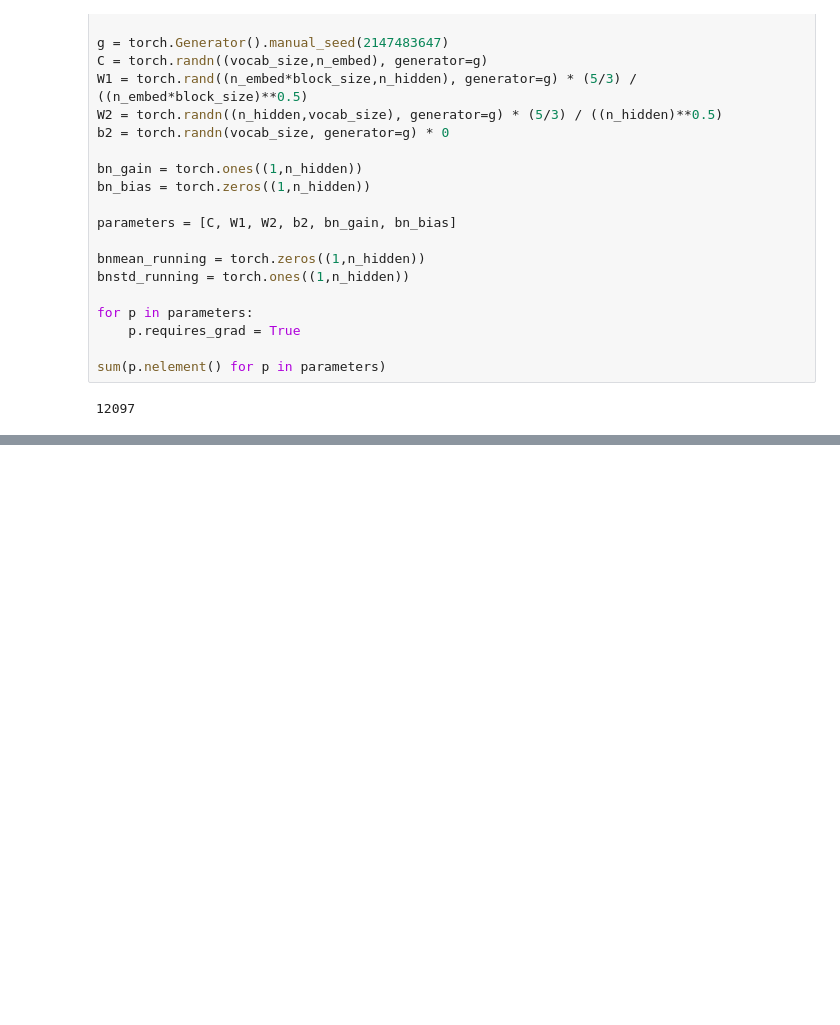
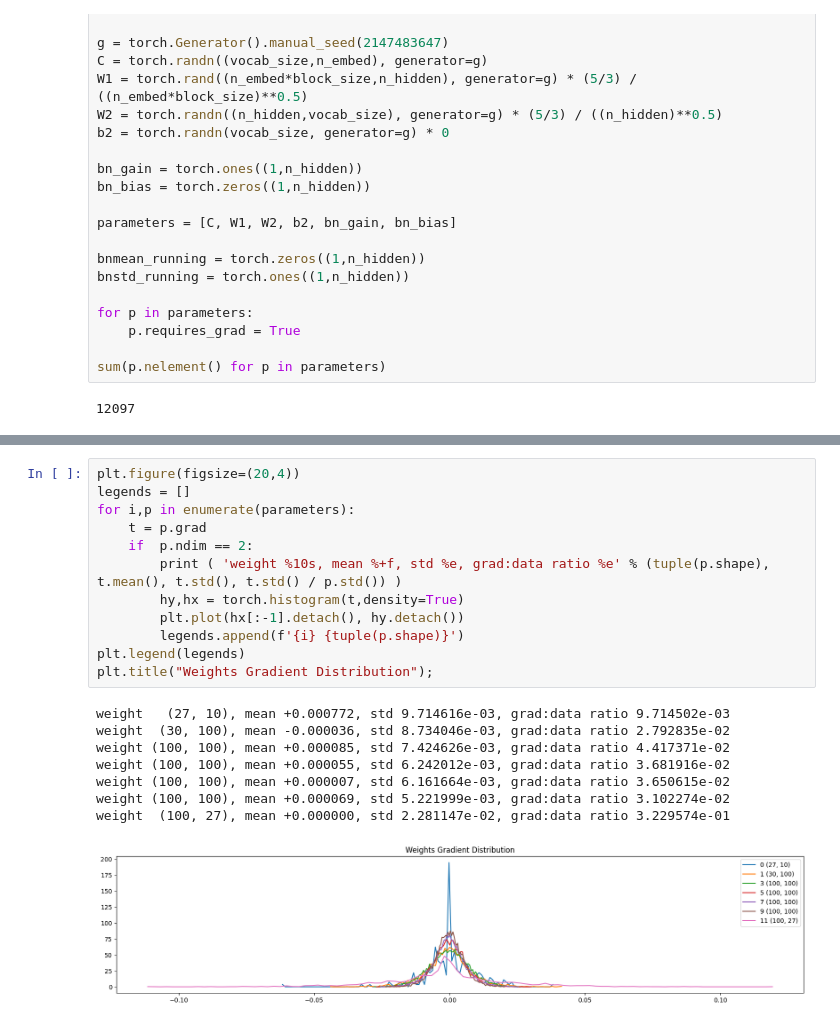
Before and after one commit to ArmyAntSEC/NeuralNets, a Jupyter notebook: makemore_from_scratch/build_makemore_mlp2.ipynb, the cells around one changed output, grey strips where cells are left out. Saved outputs shown, nothing was run; the diff lists cells and outputs as text; blank space fills up the shorter version.

```diff
--- a/makemore_from_scratch/build_makemore_mlp2.ipynb
+++ b/makemore_from_scratch/build_makemore_mlp2.ipynb
@@ -471,0 +477,21 @@ plt.title('Gradient Distribution');
+# %%
+plt.figure(figsize=(20,4))
+legends = []
+for i,p in enumerate(parameters):
+    t = p.grad
+    if  p.ndim == 2:
+        print ( 'weight %10s, mean %+f, std %e, grad:data ratio %e' % (tuple(p.shape), t.mean(), t.std(), t.std() / p.std()) )
+        hy,hx = torch.histogram(t,density=True)
+        plt.plot(hx[:-1].detach(), hy.detach())
+        legends.append(f'{i} {tuple(p.shape)}')
+plt.legend(legends)
+plt.title("Weights Gradient Distribution");
+# %% [output]
+weight   (27, 10), mean +0.000772, std 9.714616e-03, grad:data ratio 9.714502e-03
+weight  (30, 100), mean -0.000036, std 8.734046e-03, grad:data ratio 2.792835e-02
+weight (100, 100), mean +0.000085, std 7.424626e-03, grad:data ratio 4.417371e-02
+weight (100, 100), mean +0.000055, std 6.242012e-03, grad:data ratio 3.681916e-02
+weight (100, 100), mean +0.000007, std 6.161664e-03, grad:data ratio 3.650615e-02
+weight (100, 100), mean +0.000069, std 5.221999e-03, grad:data ratio 3.102274e-02
+weight  (100, 27), mean +0.000000, std 2.281147e-02, grad:data ratio 3.229574e-01
+[figure, added]
```
Also changed, not shown: parts of 15 cells of this notebook.
